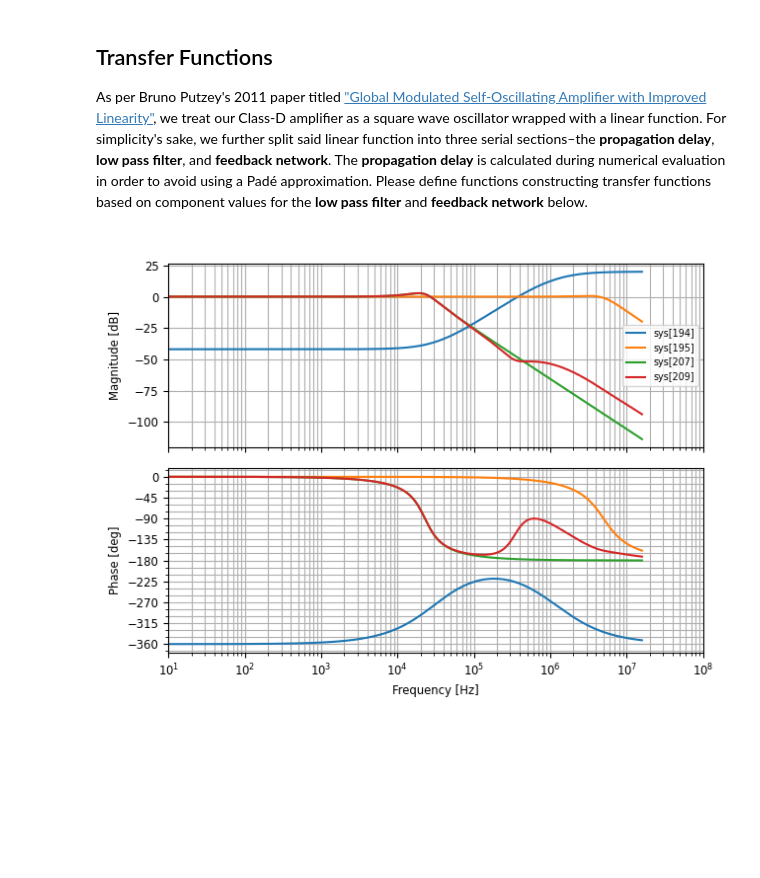
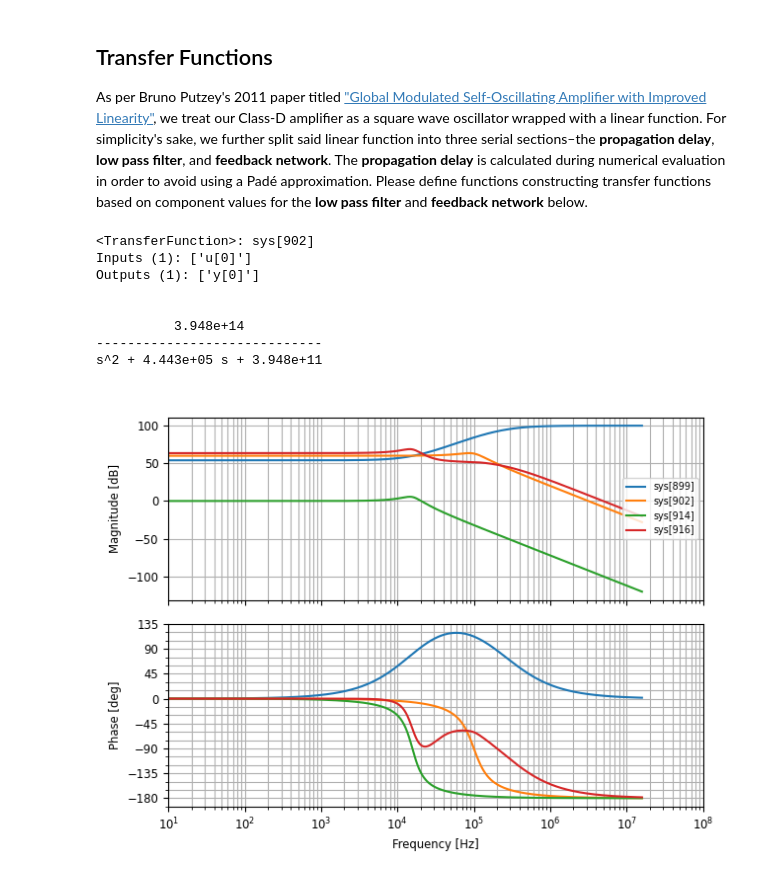
Before and after one commit to aaronlockhartdev/class-d-amp, a Jupyter notebook: loop_analysis/main.ipynb, the cells around one changed output. Saved outputs shown, nothing was run; the diff lists cells and outputs as text; code cells hidden in the pictures; blank space fills up the shorter version.

```diff
--- a/loop_analysis/main.ipynb
+++ b/loop_analysis/main.ipynb
@@ -266,28 +266,36 @@ def load_sapwin(filename):
 
     return func
 # %%
-
-
-lead_comp = 10 * biquad_lead(
-    -200e3-1j, -5e6, -10e6
+lead_comp = 1e5 * biquad_lead(
+    -100e3+100j, -1e6, -2e6
 )
 
-mfb_int = mfb(
-    5e6, 0.9
+mfb_int = 1e3 * mfb(
+    100e3, np.sqrt(2)
 )
 
-out_filt = lpf(22e-6, 2.2e-6, 4)
+out_filt = lpf(22e-6, 4.7e-6, 4)
 
 mfb_fbn = out_filt * (mfb_int + lead_comp)
+
+print(mfb_int)
 
 plt.clf()
 
 plot_kwargs = {'Hz': True, 'dB': True, 'omega_limits': (10, 100e6)}
 for tf in (lead_comp, mfb_int, out_filt, mfb_fbn):
     ct.bode_plot(tf, **plot_kwargs)
 
 plt.show()
 # %% [output]
+<TransferFunction>: sys[902]
+Inputs (1): ['u[0]']
+Outputs (1): ['y[0]']
+
+
+          3.948e+14
+-----------------------------
+s^2 + 4.443e+05 s + 3.948e+11
-[figure, old version]
+[figure, new version]
 # %%
 %%time
```
Also changed, not shown: parts of 3 cells of this notebook, 1 other file.
